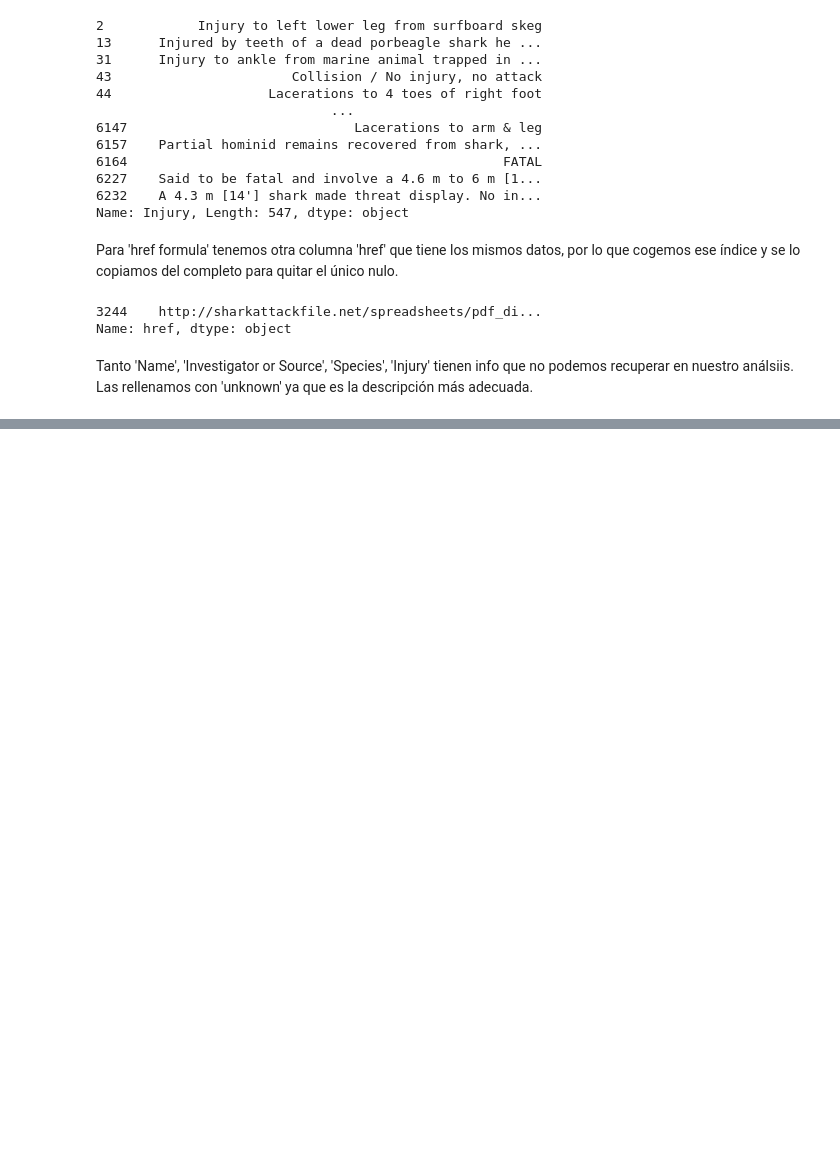
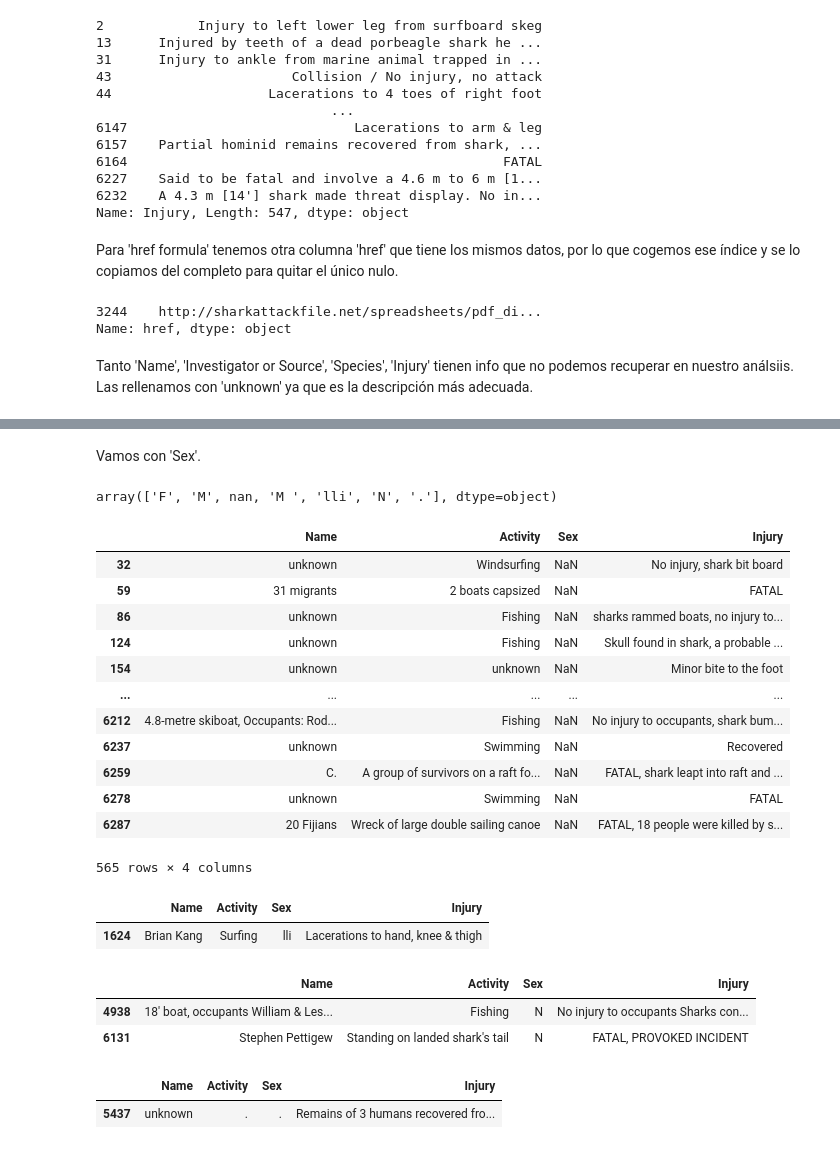
Before and after one commit to NereaRiveiro/Proyecto-1_Sharkniceria, a Jupyter notebook: src/main.ipynb, the cells around one changed output, grey strips where cells are left out. Saved outputs shown, nothing was run; the diff lists cells and outputs as text; code cells hidden in the pictures; blank space fills up the shorter version.

```diff
--- a/src/main.ipynb
+++ b/src/main.ipynb
@@ -281,0 +366,6 @@ shark_cnulos[['Name', 'Investigator or Source', 'Injury']].fillna('unknown')
+# %%
+filas_noinj = shark_cnulos[shark_cnulos['Injury'].str.contains("(?i)no injury|injured|minor injury|minor injuries|no attack|survived|abrasions|abrasion|lacerations|laceration|lacerated|wound|tooth marks")].index.tolist()
+# %%
+shark_cnulos.loc[filas_noinj, 'Fatal (Y/N)']  = shark_cnulos.loc[filas_noinj, 'Fatal (Y/N)'] = 'N'
+# %%
+shark_cnulos['Fatal (Y/N)'].fillna('N/A', inplace=True)
@@ -281,0 +401,2 @@ shark_cnulos[['Name', 'Investigator or Source', 'Injury']].fillna('unknown')
+# %%
+shark_cnulos = shark_cnulos.drop(index='Year')
@@ -281,0 +416,22 @@ shark_cnulos[['Name', 'Investigator or Source', 'Injury']].fillna('unknown')
+# %% [markdown]
+Vamos con 'Sex'.
+# %%
+shark_cnulos['Sex'].unique()
+# %% [output]
+array(['F', 'M', nan, 'M ', 'lli', 'N', '.'], dtype=object)
+# %%
+shark_cnulos.loc[shark_cnulos['Sex'].isnull(), ['Name', 'Activity', 'Sex', 'Injury']]
+# %% [output]
+|  | Name | Activity | Sex | Injury |
+| 32 | unknown | Windsurfing | NaN | No injury, shark bit board |
+| 59 | 31 migrants | 2 boats capsized | NaN | FATAL |
+| 86 | unknown | Fishing | NaN | sharks rammed boats, no injury to... |
+| 124 | unknown | Fishing | NaN | Skull found in shark, a probable ... |
+| 154 | unknown | unknown | NaN | Minor bite to the foot |
+| ... | ... | ... | ... | ... |
+| 6212 | 4.8-metre skiboat, Occupants: Rod... | Fishing | NaN | No injury to occupants, shark bum... |
+| 6237 | unknown | Swimming | NaN | Recovered |
+| 6259 | C. | A group of survivors on a raft fo... | NaN | FATAL, shark leapt into raft and ... |
+| 6278 | unknown | Swimming | NaN | FATAL |
+| 6287 | 20 Fijians | Wreck of large double sailing canoe | NaN | FATAL, 18 people were killed by s... |
+565 rows × 4 columns
@@ -281,0 +440,5 @@ shark_cnulos[['Name', 'Investigator or Source', 'Injury']].fillna('unknown')
+# %%
+shark_cnulos.loc[shark_cnulos['Sex'] == 'lli', ['Name', 'Activity', 'Sex', 'Injury']]
+# %% [output]
+|  | Name | Activity | Sex | Injury |
+| 1624 | Brian Kang | Surfing | lli | Lacerations to hand, knee & thigh |
@@ -281,0 +447,6 @@ shark_cnulos[['Name', 'Investigator or Source', 'Injury']].fillna('unknown')
+# %%
+shark_cnulos.loc[shark_cnulos['Sex'] == 'N', ['Name', 'Activity', 'Sex', 'Injury']]
+# %% [output]
+|  | Name | Activity | Sex | Injury |
+| 4938 | 18' boat, occupants William & Les... | Fishing | N | No injury to occupants Sharks con... |
+| 6131 | Stephen Pettigew | Standing on landed shark's tail | N | FATAL, PROVOKED INCIDENT |
@@ -281,0 +457,5 @@ shark_cnulos[['Name', 'Investigator or Source', 'Injury']].fillna('unknown')
+# %%
+shark_cnulos.loc[shark_cnulos['Sex'] == '.', ['Name', 'Activity', 'Sex', 'Injury']]
+# %% [output]
+|  | Name | Activity | Sex | Injury |
+| 5437 | unknown | . | . | Remains of 3 humans recovered fro... |
```
Also changed, not shown: parts of 26 cells of this notebook.
